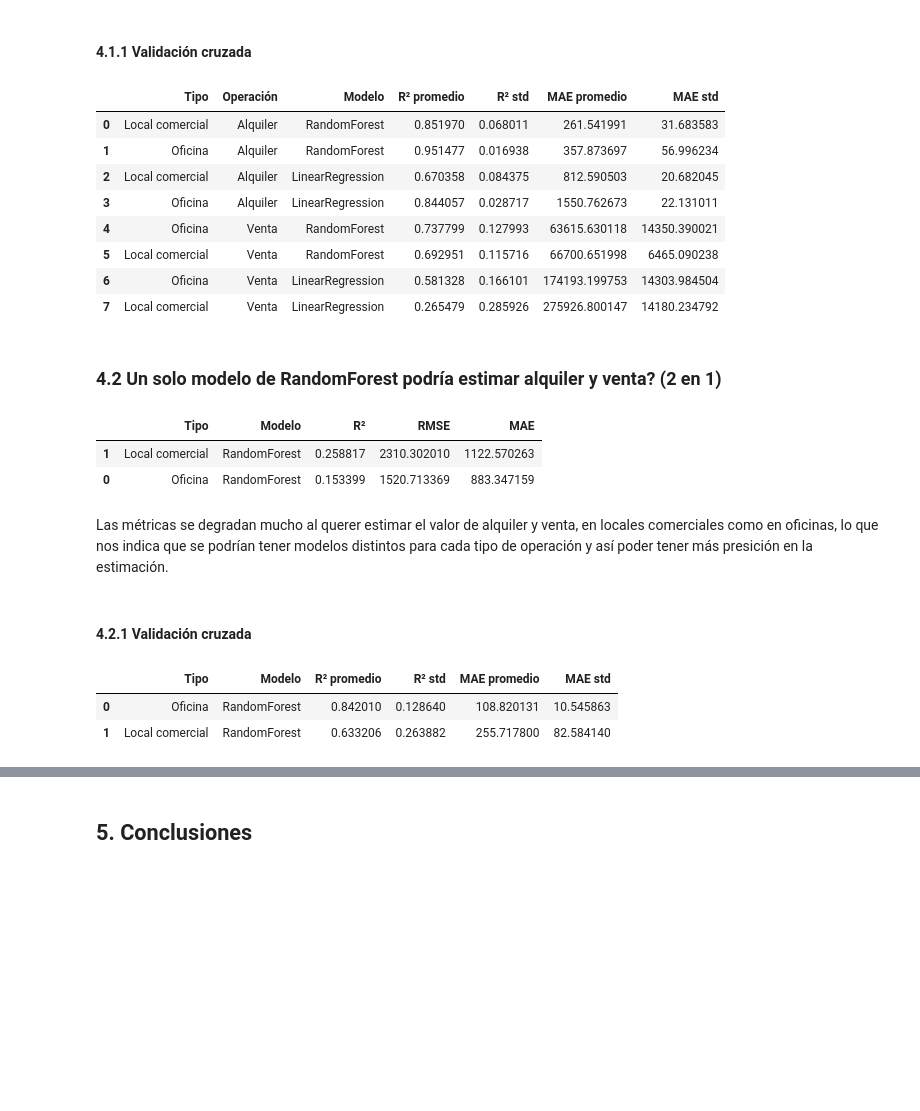
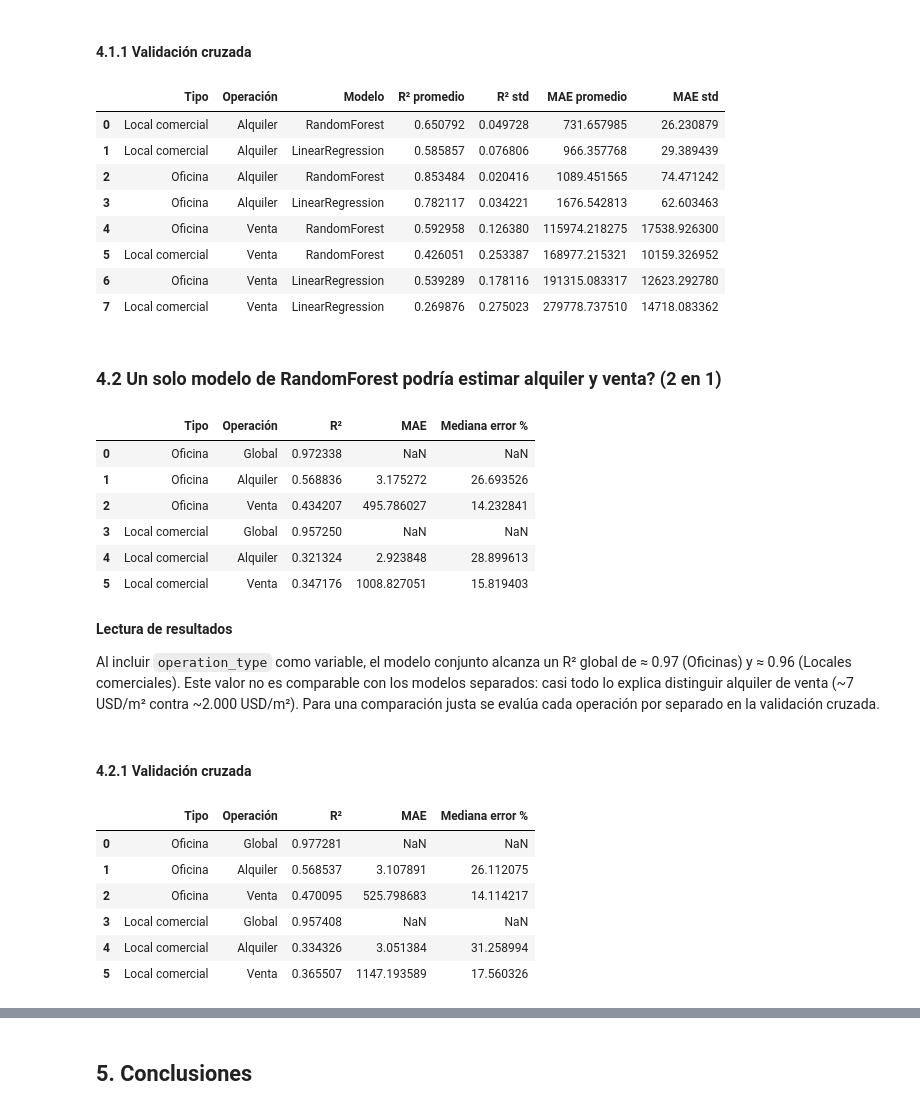
Before and after one commit to pixelciosa/Model_Price_prediction, a Jupyter notebook: notebooks/02_Models_comparisson-full-price.ipynb, the cells around one changed output, grey strips where cells are left out. Drawn from its saved outputs; the diff is of its cells as text; code cells hidden in the pictures; blank space fills up the shorter version.

```diff
--- a/notebooks/02_Models_comparisson-full-price.ipynb
+++ b/notebooks/02_Models_comparisson-full-price.ipynb
@@ -293,9 +293,9 @@ for type, operation in combinations:
 
     # Separación X/y
     y_lin = df_ohe_sub['price_usd']
-    X_lin = df_ohe_sub.drop(columns=['price_usd'])
+    X_lin = df_ohe_sub.drop(columns=['price_usd', 'price_per_m2'])
     y_tree = df_le_sub['price_usd']
-    X_tree = df_le_sub.drop(columns=['price_usd'])
+    X_tree = df_le_sub.drop(columns=['price_usd', 'price_per_m2'])
 
     # Linear Regression
     lin_model = LinearRegression()
@@ -340,19 +340,20 @@ results_df = results_df.sort_values(by=["MAE promedio", "R² promedio"]).reset_i
 results_df
 # %% [output]
 |  | Tipo | Operación | Modelo | R² promedio | R² std | MAE promedio | MAE std |
-| 0 | Local comercial | Alquiler | RandomForest | 0.851970 | 0.068011 | 261.541991 | 31.683583 |
-| 1 | Oficina | Alquiler | RandomForest | 0.951477 | 0.016938 | 357.873697 | 56.996234 |
-| 2 | Local comercial | Alquiler | LinearRegression | 0.670358 | 0.084375 | 812.590503 | 20.682045 |
-| 3 | Oficina | Alquiler | LinearRegression | 0.844057 | 0.028717 | 1550.762673 | 22.131011 |
-| 4 | Oficina | Venta | RandomForest | 0.737799 | 0.127993 | 63615.630118 | 14350.390021 |
-| 5 | Local comercial | Venta | RandomForest | 0.692951 | 0.115716 | 66700.651998 | 6465.090238 |
-| 6 | Oficina | Venta | LinearRegression | 0.581328 | 0.166101 | 174193.199753 | 14303.984504 |
-| 7 | Local comercial | Venta | LinearRegression | 0.265479 | 0.285926 | 275926.800147 | 14180.234792 |
+| 0 | Local comercial | Alquiler | RandomForest | 0.650792 | 0.049728 | 731.657985 | 26.230879 |
+| 1 | Local comercial | Alquiler | LinearRegression | 0.585857 | 0.076806 | 966.357768 | 29.389439 |
+| 2 | Oficina | Alquiler | RandomForest | 0.853484 | 0.020416 | 1089.451565 | 74.471242 |
+| 3 | Oficina | Alquiler | LinearRegression | 0.782117 | 0.034221 | 1676.542813 | 62.603463 |
+| 4 | Oficina | Venta | RandomForest | 0.592958 | 0.126380 | 115974.218275 | 17538.926300 |
+| 5 | Local comercial | Venta | RandomForest | 0.426051 | 0.253387 | 168977.215321 | 10159.326952 |
+| 6 | Oficina | Venta | LinearRegression | 0.539289 | 0.178116 | 191315.083317 | 12623.292780 |
+| 7 | Local comercial | Venta | LinearRegression | 0.269876 | 0.275023 | 279778.737510 | 14718.083362 |
 # %% [markdown]
 ### 4.2 Un solo modelo de RandomForest podría estimar alquiler y venta? (2 en 1)
 # %%
+# Codifico operation_type (Alquiler = 0, Venta = 1) y la conservo como variable predictora,
+# para que el modelo pueda distinguir entre alquileres y ventas
 le = LabelEncoder()
 df_le['operation_type'] = le.fit_transform(df_le['operation_type'])
-df_le.drop(columns=['operation_type'], inplace=True)
 # %%
 tipo_propiedad = ['Oficina', 'Local comercial']
@@ -393,61 +399,58 @@ for tp in tipo_propiedad:
 # ---- Tabla comparativa ----
 results = pd.DataFrame(results)
 # %%
-results.sort_values(by='R²', ascending=False)
+results
 # %% [output]
-|  | Tipo | Modelo | R² | RMSE | MAE |
-| 1 | Local comercial | RandomForest | 0.258817 | 2310.302010 | 1122.570263 |
-| 0 | Oficina | RandomForest | 0.153399 | 1520.713369 | 883.347159 |
+|  | Tipo | Operación | R² | MAE | Mediana error % |
+| 0 | Oficina | Global | 0.972338 | NaN | NaN |
+| 1 | Oficina | Alquiler | 0.568836 | 3.175272 | 26.693526 |
+| 2 | Oficina | Venta | 0.434207 | 495.786027 | 14.232841 |
+| 3 | Local comercial | Global | 0.957250 | NaN | NaN |
+| 4 | Local comercial | Alquiler | 0.321324 | 2.923848 | 28.899613 |
+| 5 | Local comercial | Venta | 0.347176 | 1008.827051 | 15.819403 |
 # %% [markdown]
-Las métricas se degradan mucho al querer estimar el valor de alquiler y venta, en locales comerciales como en oficinas, lo que nos indica que se podrían tener modelos distintos para cada tipo de operación y así poder tener más presición en la estimación.
+**Lectura de resultados**
+
+Al incluir `operation_type` como variable, el modelo conjunto alcanza un R² global de ≈ 0.97 (Oficinas) y ≈ 0.96 (Locales comerciales). Este valor no es comparable con los modelos separados: casi todo lo explica distinguir alquiler de venta (~7 USD/m² contra ~2.000 USD/m²). Para una comparación justa se evalúa cada operación por separado en la validación cruzada.
 # %% [markdown]
 #### 4.2.1 Validación cruzada
 # %%
+from sklearn.model_selection import cross_val_predict
+
 # Configuración general
 kf = KFold(n_splits=5, shuffle=True, random_state=42)
-scorer_r2 = 'r2'
-scorer = 'neg_mean_absolute_error'
 
 results = []
 
 # Iteramos por tipo de propiedad
 for tp in tipo_propiedad:
-    df_le_sub = df_le[df_le['property_type'] == tp]
-    df_le_sub = df_le_sub.drop(columns=['property_type'], axis=1)
+    df_le_sub = df_le[df_le['property_type'] == tp].drop(columns=['property_type'])
 
     # Separación X/y
-    y_tree = df_le_sub['price_per_m2']
-    X_tree = df_le_sub.drop(columns=['price_per_m2'])
+    y_tree = np.log1p(df_le_sub['price_per_m2'])
+    X_tree = df_le_sub.drop(columns=['price_usd', 'price_per_m2'])  # conserva operation_type
 
-    # Random Forest
+    # Random Forest: predicción de cada fila con el fold en que quedó como validación
     rf_model_2in1 = RandomForestRegressor(
         n_estimators=500,
         max_depth=None,
         max_features='sqrt',
         min_samples_split=2,
         min_samples_leaf=2,
         random_state=42
     )
-    scores_r2_rf = cross_val_score(rf_model_2in1, X_tree, y_tree, cv=kf, scoring=scorer_r2)
+    y_pred_cv = cross_val_predict(rf_model_2in1, X_tree, y_tree, cv=kf)
 
-    # MAE: Usamos el custom scorer (scorer_mae_custom)
-    # y_tree es pasada, pero el custom scorer la transforma internamente
-    scores_mae_rf = cross_val_score(rf_model_2in1, X_tree, y_tree, cv=kf, scoring=scorer_mae)
-
-    results.append({
-        "Tipo": tp,
-        "Modelo": "RandomForest",
-        "R² promedio": scores_r2_rf.mean(),
-        "R² std": scores_r2_rf.std(),
-        "MAE promedio": -scores_mae_rf.mean(), # Se invierte el signo para obtener el MAE positivo
-        "MAE std": scores_mae_rf.std()
-    })
+    metricas_por_operacion(tp, X_tree, y_tree.values, y_pred_cv, results)
 
 # Tabla final
 results_df = pd.DataFrame(results)
-results_df = results_df.sort_values(by=["MAE promedio", "R² promedio"]).reset_index(drop=True)
 results_df
 # %% [output]
-|  | Tipo | Modelo | R² promedio | R² std | MAE promedio | MAE std |
-| 0 | Oficina | RandomForest | 0.842010 | 0.128640 | 108.820131 | 10.545863 |
-| 1 | Local comercial | RandomForest | 0.633206 | 0.263882 | 255.717800 | 82.584140 |
+|  | Tipo | Operación | R² | MAE | Mediana error % |
+| 0 | Oficina | Global | 0.977281 | NaN | NaN |
+| 1 | Oficina | Alquiler | 0.568537 | 3.107891 | 26.112075 |
+| 2 | Oficina | Venta | 0.470095 | 525.798683 | 14.114217 |
+| 3 | Local comercial | Global | 0.957408 | NaN | NaN |
+| 4 | Local comercial | Alquiler | 0.334326 | 3.051384 | 31.258994 |
+| 5 | Local comercial | Venta | 0.365507 | 1147.193589 | 17.560326 |
```
Also changed, not shown: parts of 3 cells of this notebook, 4 other files.
